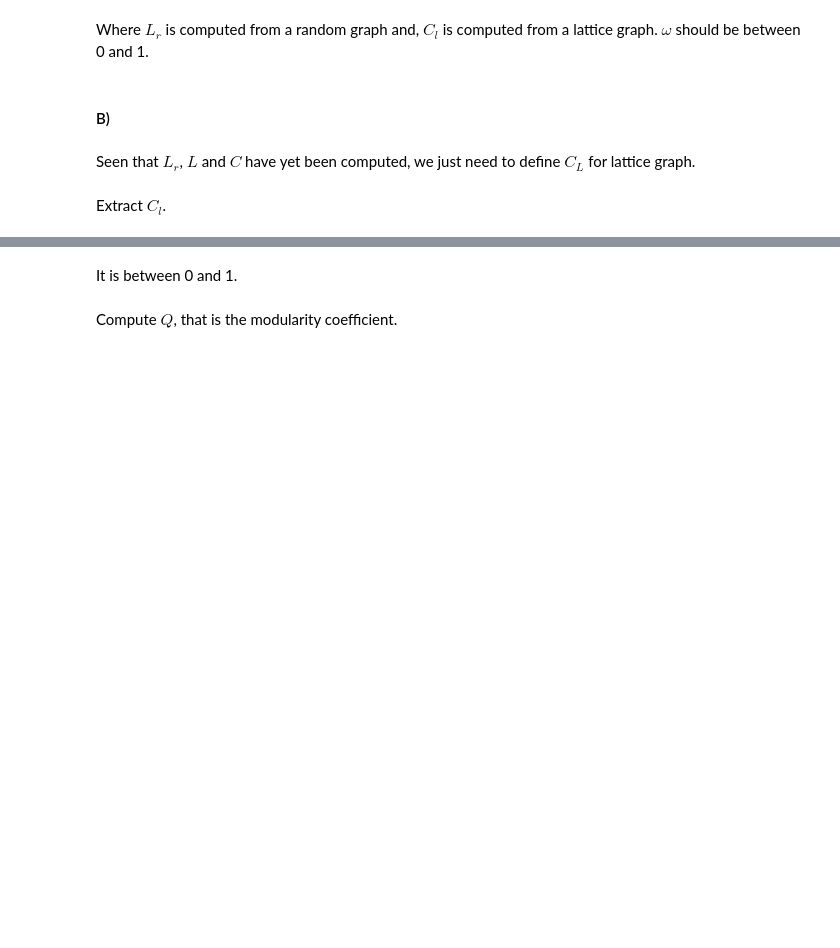
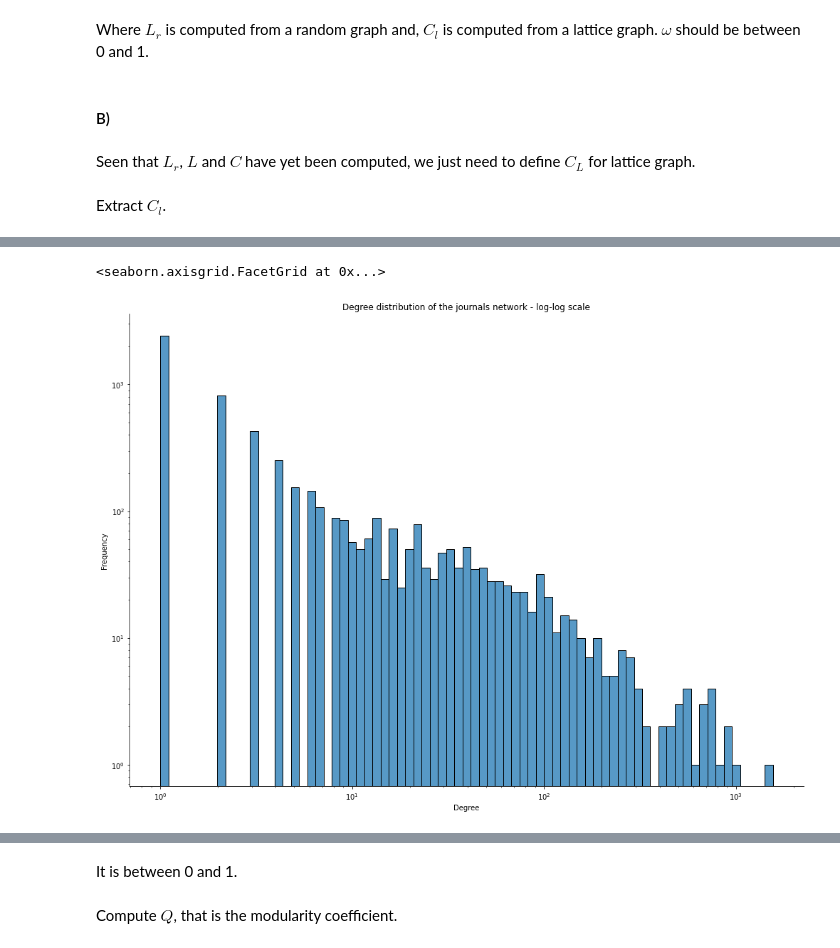
Before and after one commit to tommasobattisti/COVID-19-Citations-Network-Analysis, a Jupyter notebook: Notebooks/networks_structure.ipynb, the cells around one changed output, grey strips where cells are left out. Saved outputs shown, nothing was run; the diff lists cells and outputs as text; code cells hidden in the pictures; blank space fills up the shorter version.

Commit message:
Add scale freedom analysis

```diff
--- a/Notebooks/networks_structure.ipynb
+++ b/Notebooks/networks_structure.ipynb
@@ -315,0 +304,7 @@ Plot the
+# %%
+dist_viz = sns.displot(ddist_df['degree'], height=10, aspect=7/5, bins=75, log_scale=(True, True))
+dist_viz.set(xlabel='Degree', ylabel='Frequency', title='Degree distribution of the journals network - log-log scale')
+dist_viz
+# %% [output]
+<seaborn.axisgrid.FacetGrid at 0x...>
+[figure, added]
```
Also changed, not shown: parts of 16 cells of this notebook.
